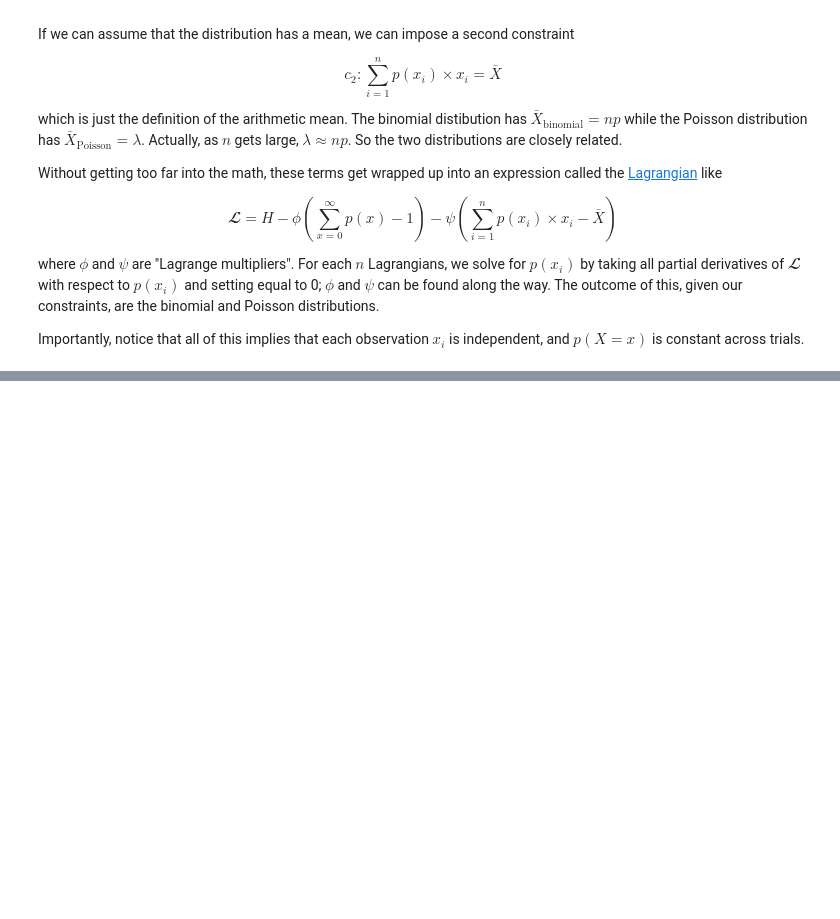
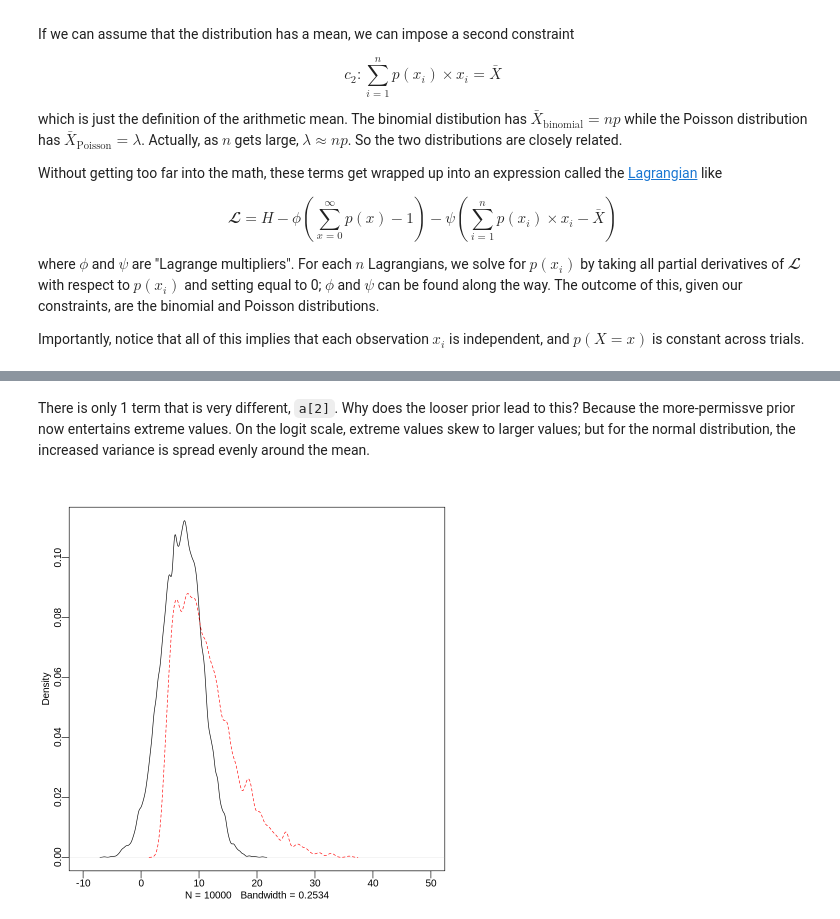
Before and after one commit to nicklausmillican/StatisticalRethinkingIISolutions, a Jupyter notebook: StatisticalRethinkingSolutions2_Ch11.ipynb, the cells around one changed output, grey strips where cells are left out. Drawn from its saved outputs; the diff is of its cells as text; code cells hidden in the pictures; blank space fills up the shorter version.

```diff
--- a/StatisticalRethinkingSolutions2_Ch11.ipynb
+++ b/StatisticalRethinkingSolutions2_Ch11.ipynb
@@ -401,0 +403,7 @@ Importantly, notice that all of this implies that each observation $x_i$ is inde
+# %%
+data(chimpanzees)
+d <- chimpanzees
+d$treatment <- 1 + d$prosoc_left + 2*d$condition
+dat_list <- list(pulled_left = d$pulled_left,
+                 actor = d$actor,
+                 treatment = as.integer(d$treatment))
@@ -401,0 +469,21 @@ Importantly, notice that all of this implies that each observation $x_i$ is inde
+# %%
+m11.4_ulamb <- ulam(
+  alist(
+  pulled_left ~ dbinom(1 , p),
+    logit(p) <- a[actor] + b[treatment],
+      a[actor] ~ dnorm(0, 10),
+      b[treatment] ~ dnorm(0, 0.5)
+  ), data=dat_list,
+     chains=4,
+     cores=4)
+
+m11.4_quapb <- quap(
+  alist(
+  pulled_left ~ dbinom(1 , p),
+    logit(p) <- a[actor] + b[treatment],
+      a[actor] ~ dnorm(0, 10),
+      b[treatment] ~ dnorm(0, 0.5)
+  ), data=dat_list)
+
+  cbind(round(precis(m11.4_ulamb, depth=2),2)[,1:2],
+      round(precis(m11.4_quapb, depth=2),2)[1:2])
@@ -401,0 +522,10 @@ Importantly, notice that all of this implies that each observation $x_i$ is inde
+# %% [markdown]
+There is only 1 term that is very different, `a[2]`.  Why does the looser prior lead to this?  Because the more-permissve prior now entertains extreme values.  On the logit scale, extreme values skew to larger values; but for the normal distribution, the increased variance is spread evenly around the mean.
+# %%
+post_ulam <- extract.samples(m11.4_ulamb)
+post_quap <- extract.samples(m11.4_quapb)
+
+dens(post_quap$a[,2], xlim=c(-10, 50))
+dens(post_ulam$a[,2], col="red", lty=2, add=TRUE)
+# %% [output]
+[figure, added]
```
Also changed, not shown: parts of 10 cells of this notebook.
